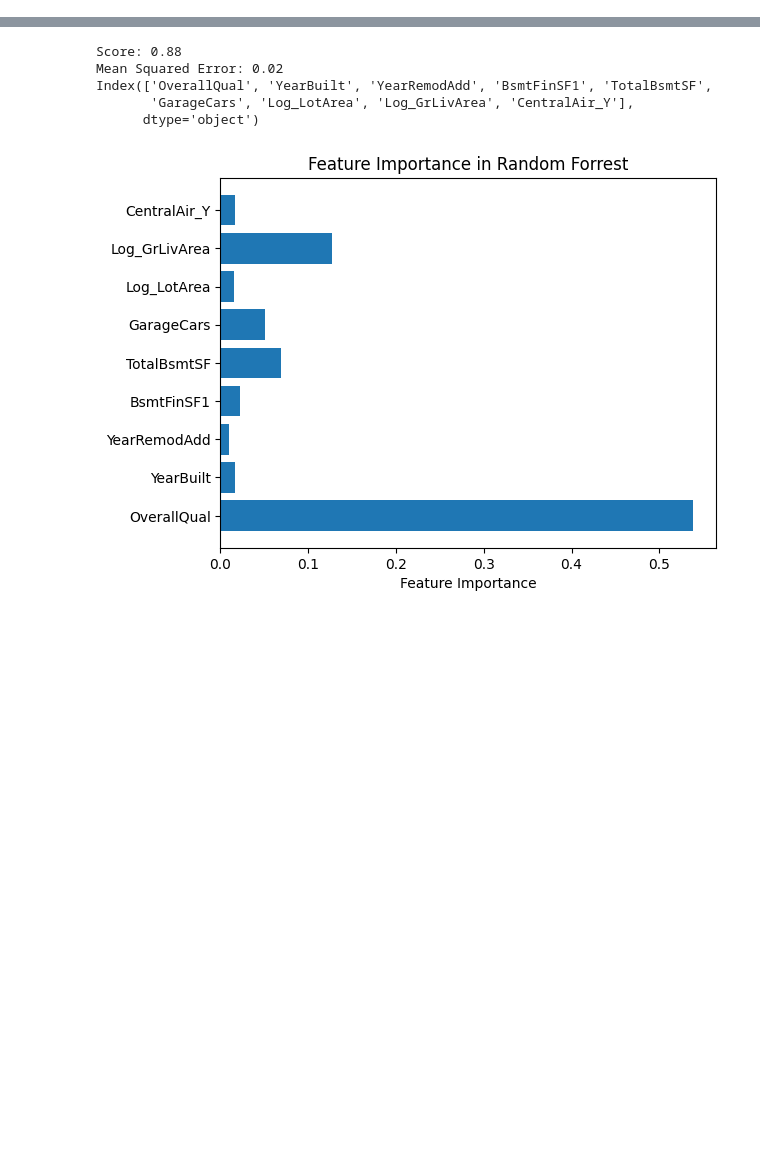
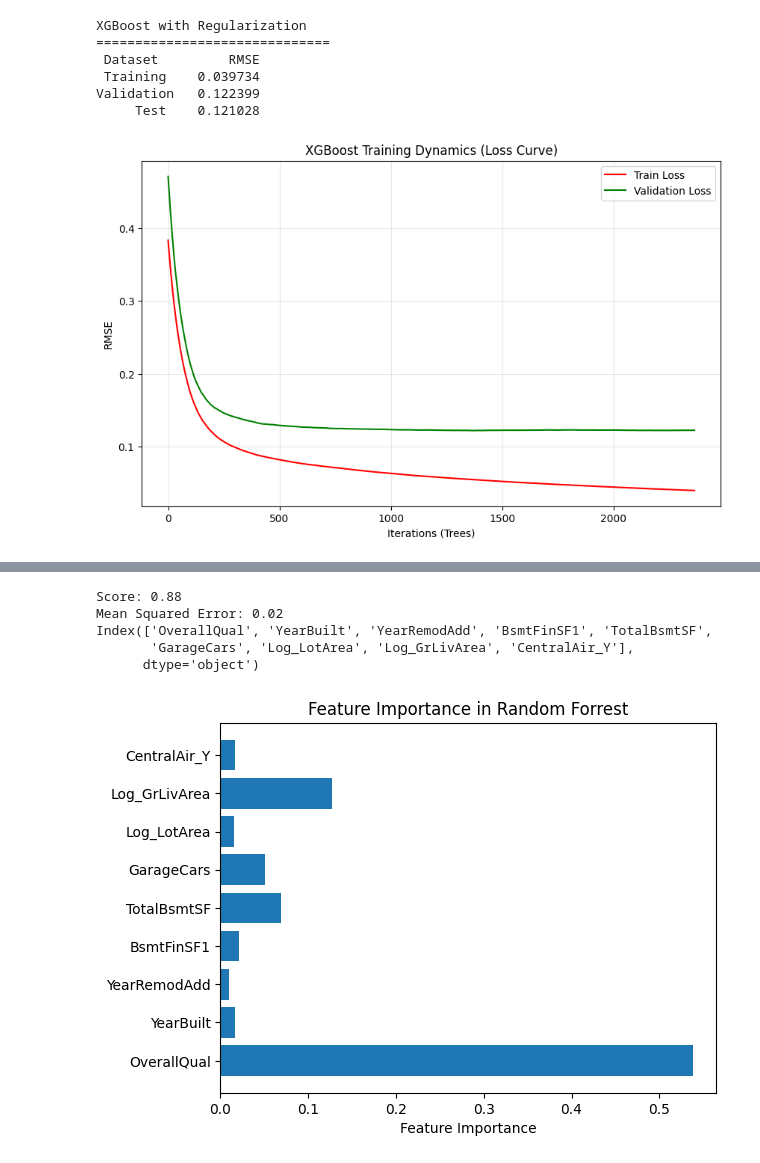
Before and after one commit to Kabir5296/HousingPrices-DS675-Project, a Jupyter notebook: modelling.ipynb, the cells around one changed output, grey strips where cells are left out. Drawn from its saved outputs; the diff is of its cells as text; code cells hidden in the pictures; blank space fills up the shorter version.

```diff
--- a/modelling.ipynb
+++ b/modelling.ipynb
@@ -146,0 +181,63 @@ Best XGB Params: {'n_estimators': 2365, 'learning_rate': 0.014264558720150096, '
+# %%
+import matplotlib.pyplot as plt
+
+xgb_model = XGBRegressor(
+    n_estimators=2365,
+    learning_rate=0.015,
+    max_depth=3,
+    n_jobs=-1,
+    random_state=seed,
+    reg_alpha=0.02,         # L1 (Lasso): encourages sparsity (ignoring useless features)
+    reg_lambda=3e-05,       # L2 (Ridge): discourages large weights (default is 1.0)
+    subsample=0.6,          # Use only 80% of rows for each tree
+    colsample_bytree=0.7,   # Use only 80% of features for each tree
+)
+
+xgb_model.fit(
+    X_train, Y_train,
+    eval_set=[(X_train, Y_train), (X_val, Y_val)],
+    verbose=False
+)
+
+results = xgb_model.evals_result()
+epochs = len(results['validation_0']['rmse'])
+x_axis = range(0, epochs)
+
+pred_train = xgb_model.predict(X_train)
+pred_val   = xgb_model.predict(X_val)
+pred_test  = xgb_model.predict(X_test)
+
+rmse_train = np.sqrt(mean_squared_error(Y_train, pred_train))
+rmse_val   = np.sqrt(mean_squared_error(Y_val, pred_val))
+rmse_test  = np.sqrt(mean_squared_error(Y_test, pred_test))
+
+results_df = pd.DataFrame({
+    'Dataset    ': ['Training   ', 'Validation  ', 'Test   '],
+    'RMSE': [rmse_train, rmse_val, rmse_test],
+})
+
+print("XGBoost with Regularization")
+print("="*30)
+print(results_df.to_string(index=False))
+
+results = xgb_model.evals_result()
+epochs = len(results['validation_0']['rmse'])
+x_axis = range(0, epochs)
+
+plt.figure(figsize=(10, 6))
+plt.plot(x_axis, results['validation_0']['rmse'], label='Train Loss', color='red')
+plt.plot(x_axis, results['validation_1']['rmse'], label='Validation Loss', color='green')
+plt.legend()
+plt.ylabel('RMSE')
+plt.xlabel('Iterations (Trees)')
+plt.title('XGBoost Training Dynamics (Loss Curve)')
+plt.grid(True, alpha=0.3)
+plt.show()
+# %% [output]
+XGBoost with Regularization
+==============================
+ Dataset         RMSE
+ Training    0.039734
+Validation   0.122399
+     Test    0.121028
+[figure, added]
```
Also changed, not shown: parts of 17 cells of this notebook.
